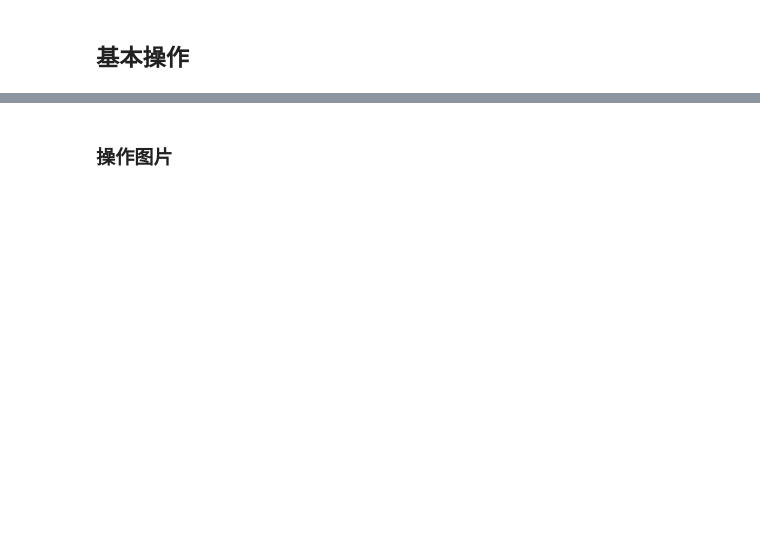
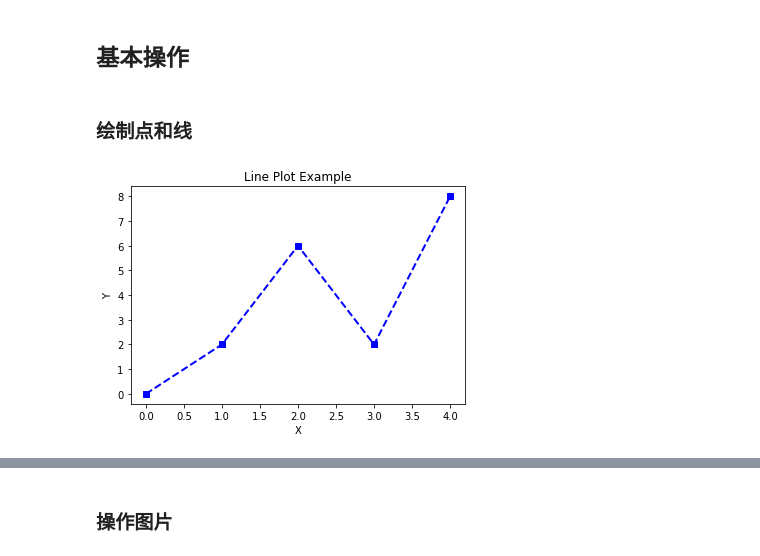
Before and after one commit to Volica/wop-workbooks, a Jupyter notebook: matplotlib.ipynb, the cells around one changed output, grey strips where cells are left out. Drawn from its saved outputs; the diff is of its cells as text; code cells hidden in the pictures; blank space fills up the shorter version.

```diff
--- a/matplotlib.ipynb
+++ b/matplotlib.ipynb
@@ -8,2 +32,15 @@ import matplotlib.pyplot as plt
 # %% [markdown]
 ## 基本操作
+# %% [markdown]
+### 绘制点和线
+# %%
+x1 = [0, 1, 2, 3, 4]
+y1 = [0, 2, 6, 2, 8]
+
+plt.plot(x1, y1, color='blue', linestyle='--', linewidth=2, marker='s')
+plt.title('Line Plot Example')
+plt.xlabel('X')
+plt.ylabel('Y')
+plt.show()
+# %% [output]
+[figure, added]
```
Also changed, not shown: parts of 65 cells of this notebook, 3 other files.
